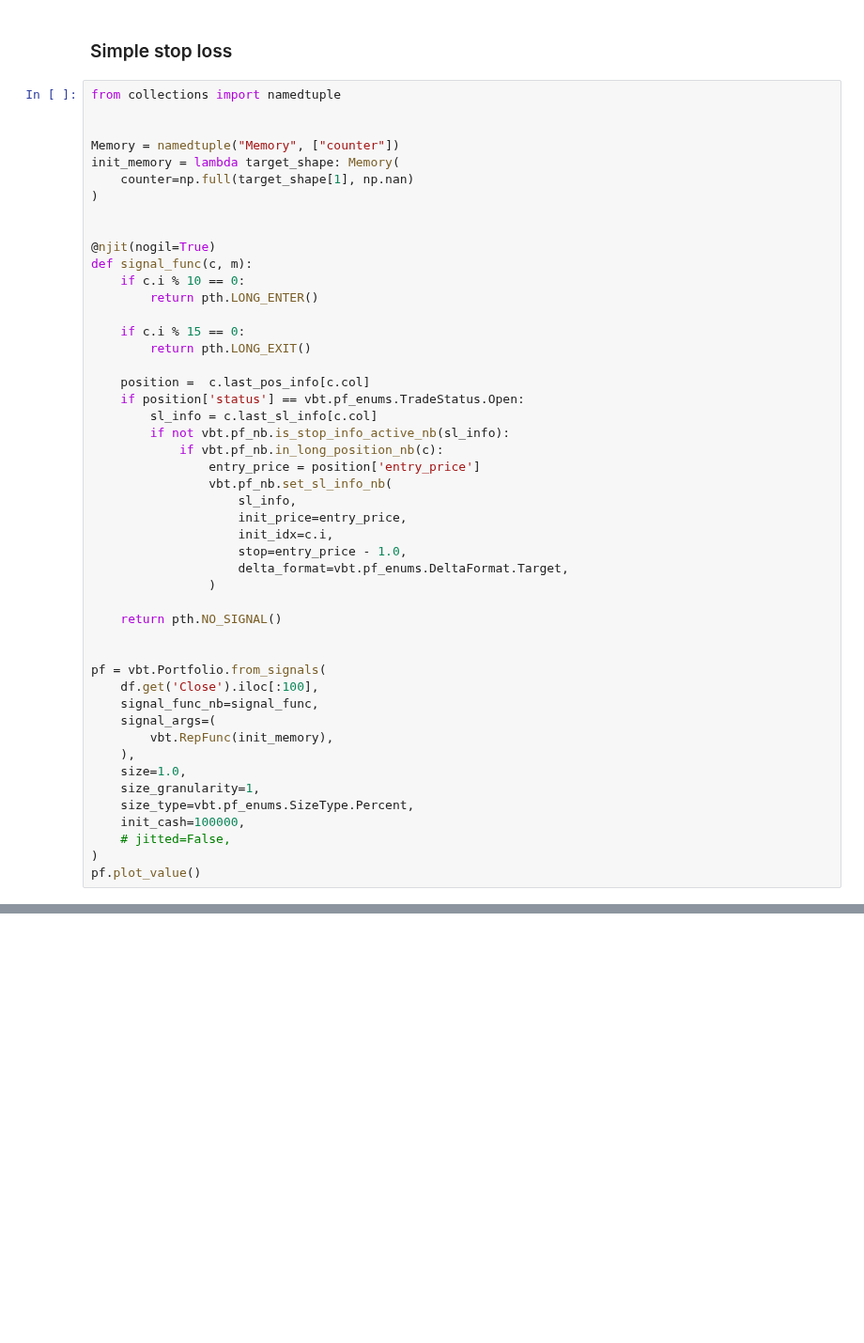
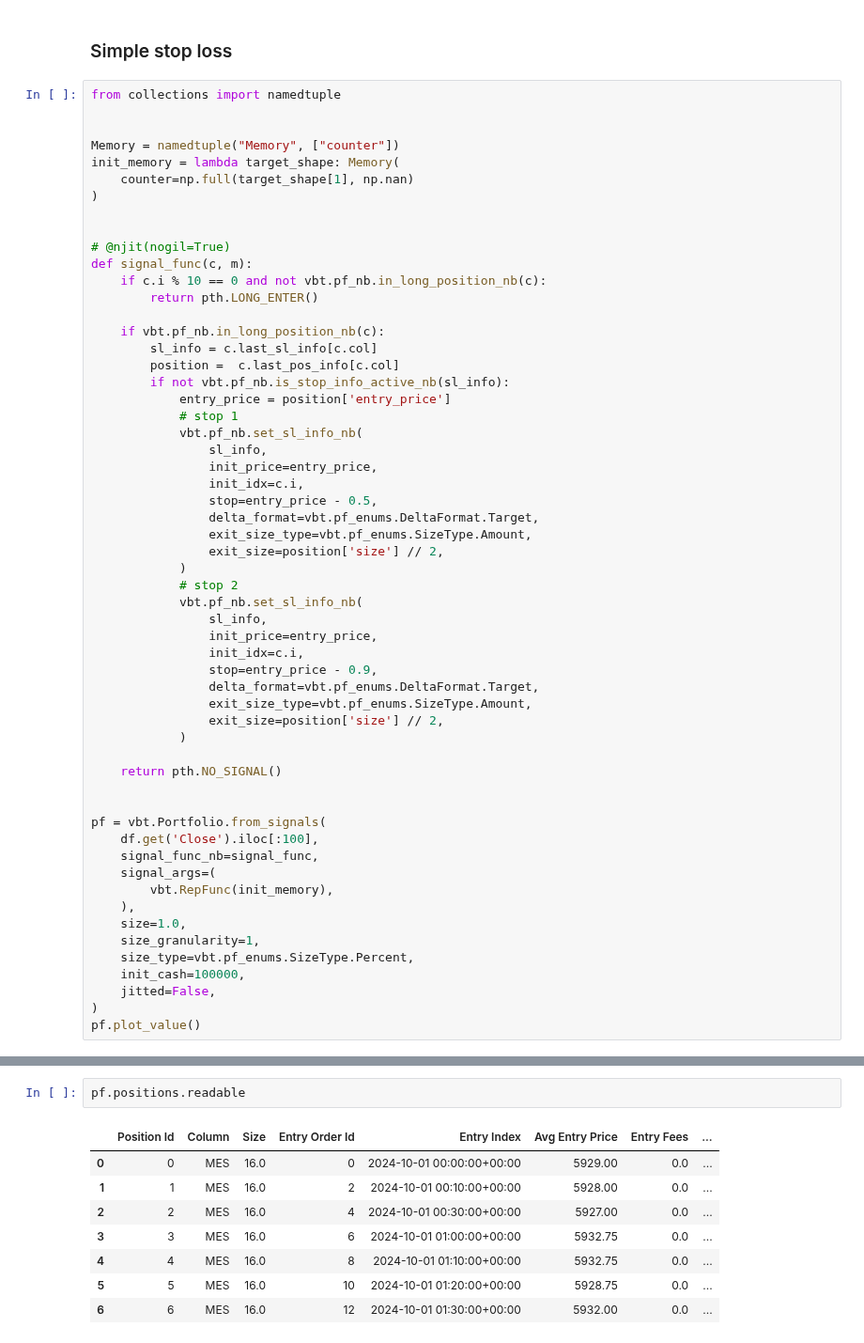
Before and after one commit to skalaydzhiyski/phitech-research, a Jupyter notebook: notebooks/vbtpro-pipeline-basic.ipynb, the cells around one changed output, grey strips where cells are left out. Shown at 94% size. Saved outputs shown, nothing was run; the diff lists cells and outputs as text; blank space fills up the shorter version.

```diff
--- a/notebooks/vbtpro-pipeline-basic.ipynb
+++ b/notebooks/vbtpro-pipeline-basic.ipynb
@@ -81,27 +81,36 @@ init_memory = lambda target_shape: Memory(
 )
 
 
-@njit(nogil=True)
+# @njit(nogil=True)
 def signal_func(c, m):
-    if c.i % 10 == 0:
+    if c.i % 10 == 0 and not vbt.pf_nb.in_long_position_nb(c):
         return pth.LONG_ENTER()
 
-    if c.i % 15 == 0:
-        return pth.LONG_EXIT()
-
-    position =  c.last_pos_info[c.col]
-    if position['status'] == vbt.pf_enums.TradeStatus.Open:
+    if vbt.pf_nb.in_long_position_nb(c):
         sl_info = c.last_sl_info[c.col]
+        position =  c.last_pos_info[c.col]
         if not vbt.pf_nb.is_stop_info_active_nb(sl_info):
-            if vbt.pf_nb.in_long_position_nb(c):
-                entry_price = position['entry_price']
-                vbt.pf_nb.set_sl_info_nb(
-                    sl_info,
-                    init_price=entry_price,
-                    init_idx=c.i,
-                    stop=entry_price - 1.0,
-                    delta_format=vbt.pf_enums.DeltaFormat.Target,
-                )
+            entry_price = position['entry_price']
+            # stop 1
+            vbt.pf_nb.set_sl_info_nb(
+                sl_info,
+                init_price=entry_price,
+                init_idx=c.i,
+                stop=entry_price - 0.5,
+                delta_format=vbt.pf_enums.DeltaFormat.Target,
+                exit_size_type=vbt.pf_enums.SizeType.Amount,
+                exit_size=position['size'] // 2,
+            )
+            # stop 2
+            vbt.pf_nb.set_sl_info_nb(
+                sl_info,
+                init_price=entry_price,
+                init_idx=c.i,
+                stop=entry_price - 0.9,
+                delta_format=vbt.pf_enums.DeltaFormat.Target,
+                exit_size_type=vbt.pf_enums.SizeType.Amount,
+                exit_size=position['size'] // 2,
+            )
 
     return pth.NO_SIGNAL()
 
@@ -116,7 +125,7 @@ pf = vbt.Portfolio.from_signals(
     size_granularity=1,
     size_type=vbt.pf_enums.SizeType.Percent,
     init_cash=100000,
-    # jitted=False,
+    jitted=False,
 )
 pf.plot_value()
 # %% [output]
@@ -148,0 +303,11 @@ pf.orders.readable
+# %%
+pf.positions.readable
+# %% [output]
+|  | Position Id | Column | Size | Entry Order Id | Entry Index | Avg Entry Price | Entry Fees | ... |
+| 0 | 0 | MES | 16.0 | 0 | 2024-10-01 00:00:00+00:00 | 5929.00 | 0.0 | ... |
+| 1 | 1 | MES | 16.0 | 2 | 2024-10-01 00:10:00+00:00 | 5928.00 | 0.0 | ... |
+| 2 | 2 | MES | 16.0 | 4 | 2024-10-01 00:30:00+00:00 | 5927.00 | 0.0 | ... |
+| 3 | 3 | MES | 16.0 | 6 | 2024-10-01 01:00:00+00:00 | 5932.75 | 0.0 | ... |
+| 4 | 4 | MES | 16.0 | 8 | 2024-10-01 01:10:00+00:00 | 5932.75 | 0.0 | ... |
+| 5 | 5 | MES | 16.0 | 10 | 2024-10-01 01:20:00+00:00 | 5928.75 | 0.0 | ... |
+| 6 | 6 | MES | 16.0 | 12 | 2024-10-01 01:30:00+00:00 | 5932.00 | 0.0 | ... |
```
Also changed, not shown: parts of 13 cells of this notebook, 1 other file.
